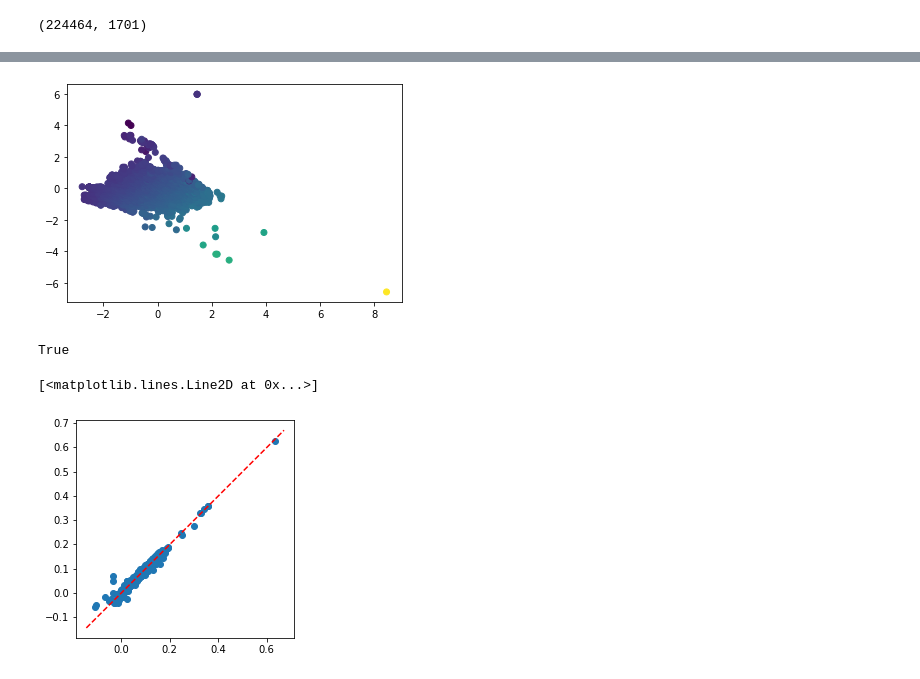
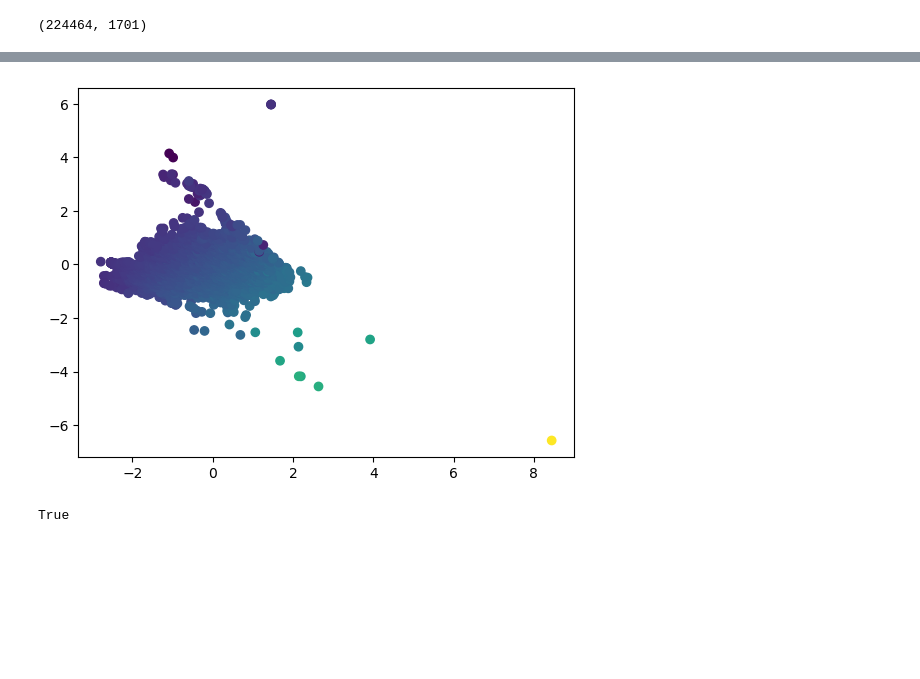
Before and after one commit to victorprincipe/skmatter-ore, a Jupyter notebook: paper/Ice.ipynb, the cells around one changed output, grey strips where cells are left out. Saved outputs shown, nothing was run; the diff lists cells and outputs as text; code cells hidden in the pictures; blank space fills up the shorter version.

```diff
--- a/paper/Ice.ipynb
+++ b/paper/Ice.ipynb
@@ -233,11 +250,11 @@ plt.plot(plt.gca().get_xlim(), plt.gca().get_xlim(), 'r--')
 # %%
-pcovr = PCovR(mixing=0.5, regressor=ridge, alpha=1E-4, n_components=1000)
+pcovr = PCovR(mixing=0.5, regressor=ridge, n_components=1000)
 pcovr.fit(X, y)
 t = pcovr.transform(X)
 plt.scatter(t[:, 0], t[:, 1], c=y)
 plt.show()
 # %% [output]
-[figure, old version]
+[figure, new version]
 # %%
 if os.path.exists('kernels.npy'):
     K = np.load('kernels.npy')
@@ -281,9 +298,6 @@ ykp = krr.predict(k)
 plt.scatter(y_scaler.inverse_transform(y), y_scaler.inverse_transform(ykp))
 plt.gca().set_aspect('equal')
 plt.plot(plt.gca().get_xlim(), plt.gca().get_xlim(), 'r--')
-# %% [output]
-[<matplotlib.lines.Line2D at 0x...>]
-[figure, removed]
 # %%
 from skmatter.decomposition import KernelPCovR as KPCovR
 kpcovr = KPCovR(mixing=0.5, regressor=krr, kernel='precomputed', alpha=1E-4, n_components=1000)
```
Also changed, not shown: parts of 11 cells of this notebook, 6 other files.
